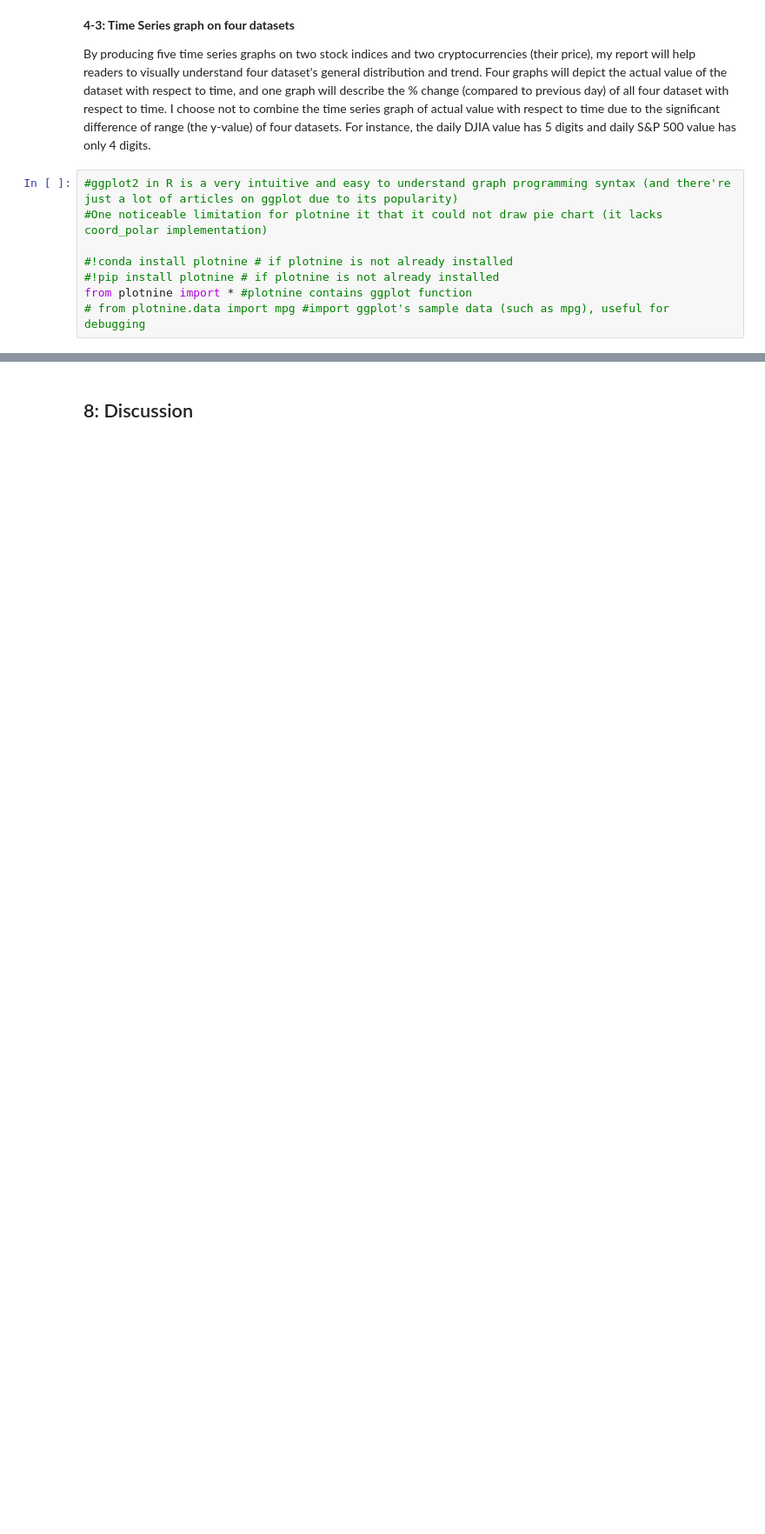
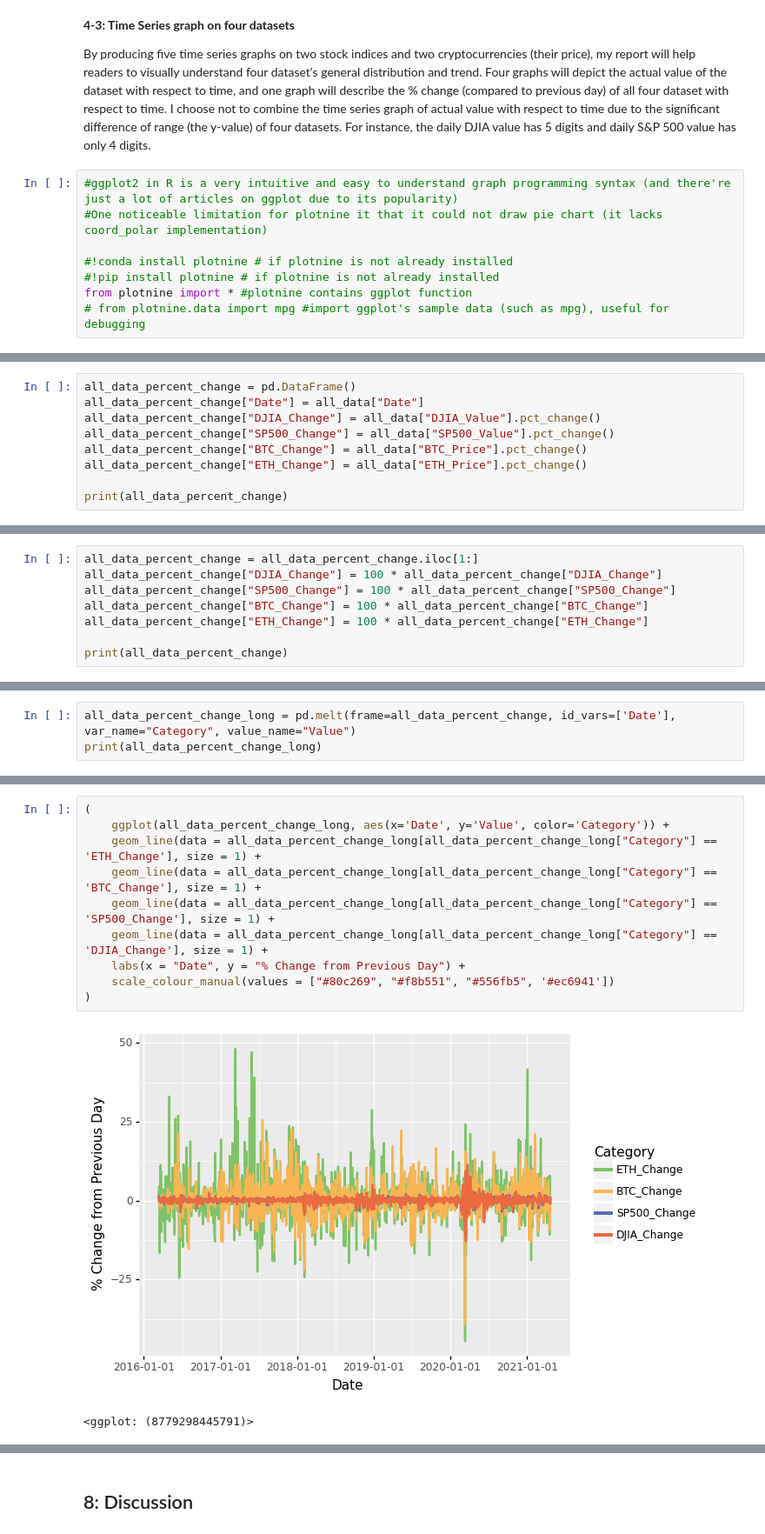
Before and after one commit to GNU-Linuxer/seattle-polie-data-analysis, a Jupyter notebook: Final project preliminary proposal.ipynb, the cells around one changed output, grey strips where cells are left out. Shown: that part at 87% size. Saved outputs shown, nothing was run; the diff lists cells and outputs as text; blank space fills up the shorter version.

```diff
--- a/Final project preliminary proposal.ipynb
+++ b/Final project preliminary proposal.ipynb
@@ -307,0 +320,9 @@ from plotnine import * #plotnine contains ggplot function
+# %%
+all_data_percent_change = pd.DataFrame()
+all_data_percent_change["Date"] = all_data["Date"]
+all_data_percent_change["DJIA_Change"] = all_data["DJIA_Value"].pct_change()
+all_data_percent_change["SP500_Change"] = all_data["SP500_Value"].pct_change()
+all_data_percent_change["BTC_Change"] = all_data["BTC_Price"].pct_change()
+all_data_percent_change["ETH_Change"] = all_data["ETH_Price"].pct_change()
+
+print(all_data_percent_change)
@@ -307,0 +346,8 @@ from plotnine import * #plotnine contains ggplot function
+# %%
+all_data_percent_change = all_data_percent_change.iloc[1:]
+all_data_percent_change["DJIA_Change"] = 100 * all_data_percent_change["DJIA_Change"]
+all_data_percent_change["SP500_Change"] = 100 * all_data_percent_change["SP500_Change"]
+all_data_percent_change["BTC_Change"] = 100 * all_data_percent_change["BTC_Change"]
+all_data_percent_change["ETH_Change"] = 100 * all_data_percent_change["ETH_Change"]
+
+print(all_data_percent_change)
@@ -307,0 +371,3 @@ from plotnine import * #plotnine contains ggplot function
+# %%
+all_data_percent_change_long = pd.melt(frame=all_data_percent_change, id_vars=['Date'], var_name="Category", value_name="Value")
+print(all_data_percent_change_long)
@@ -308 +389,14 @@ from plotnine import * #plotnine contains ggplot function
+# %%
+(
+    ggplot(all_data_percent_change_long, aes(x='Date', y='Value', color='Category')) +
+    geom_line(data = all_data_percent_change_long[all_data_percent_change_long["Category"] == 'ETH_Change'], size = 1) +
+    geom_line(data = all_data_percent_change_long[all_data_percent_change_long["Category"] == 'BTC_Change'], size = 1) +
+    geom_line(data = all_data_percent_change_long[all_data_percent_change_long["Category"] == 'SP500_Change'], size = 1) +
+    geom_line(data = all_data_percent_change_long[all_data_percent_change_long["Category"] == 'DJIA_Change'], size = 1) +
+    labs(x = "Date", y = "% Change from Previous Day") +
+    scale_colour_manual(values = ["#80c269", "#f8b551", "#556fb5", '#ec6941'])
+)
+# %% [output]
+[figure, added]
+<ggplot: (8779298445791)>
 # %% [markdown]
```
Also changed, not shown: parts of 13 cells of this notebook, 2 other files.
